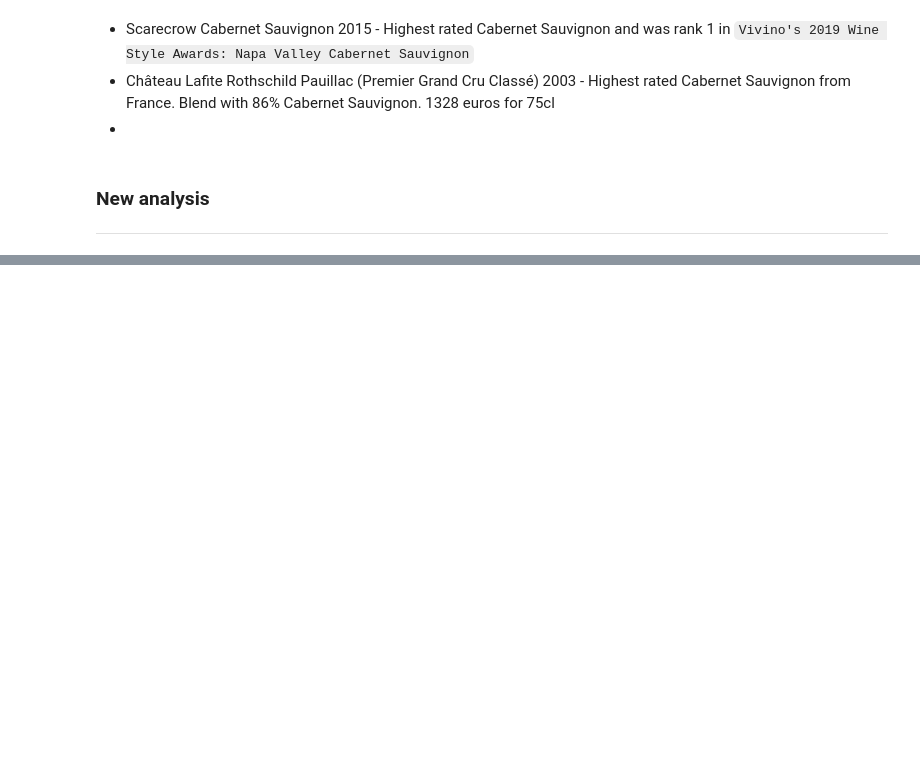
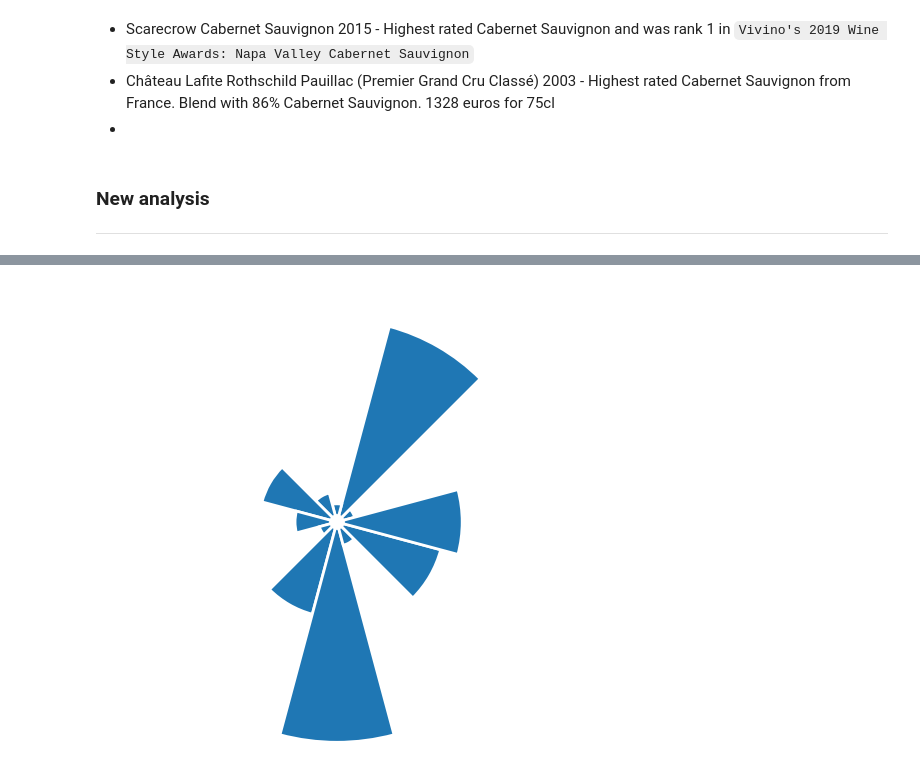
Before and after one commit to jduffy93/wine-market-analysis, a Jupyter notebook: wiwino_analysis.ipynb, the cells around one changed output, grey strips where cells are left out. Cells and saved outputs as stored; diff of their text form; code cells hidden in the pictures; blank space fills up the shorter version.

Commit message:
Minor plots

```diff
--- a/wiwino_analysis.ipynb
+++ b/wiwino_analysis.ipynb
@@ -488,0 +544,9 @@ print(dictionary)
+# %%
+# dictionary['Merlot'].value_counts("keyword_name")
+cabernet_df = (
+    dictionary["Cabernet Sauvignon"]
+    .value_counts("keyword_name")
+    .reset_index(name="counts")
+    .sort_values(by=["keyword_name"])
+)
+print(cabernet_df)
@@ -488,0 +574,42 @@ print(dictionary)
+# %%
+# set figure size
+plt.figure(figsize=(10, 6))
+
+# plot polar axis
+ax = plt.subplot(111, polar=True)
+
+# remove grid
+plt.axis("off")
+
+# Set the coordinates limits
+upperLimit = 10
+lowerLimit = 1
+
+# Compute max and min in the dataset
+max = cabernet_df["counts"].max()
+
+# Let's compute heights: they are a conversion of each item value in those new coordinates
+# In our example, 0 in the dataset will be converted to the lowerLimit (10)
+# The maximum will be converted to the upperLimit (100)
+slope = (max - lowerLimit) / max
+heights = slope * cabernet_df.counts + lowerLimit
+
+# Compute the width of each bar. In total we have 2*Pi = 360°
+width = 2 * np.pi / len(cabernet_df.index)
+
+# Compute the angle each bar is centered on:
+indexes = list(range(1, len(cabernet_df.index) + 1))
+angles = [element * width for element in indexes]
+angles
+
+# Draw bars
+bars = ax.bar(
+    x=angles,
+    height=heights,
+    width=width,
+    bottom=lowerLimit,
+    linewidth=2,
+    edgecolor="white",
+)
+# %% [output]
+[figure, added]
```
Also changed, not shown: parts of 12 cells of this notebook.
